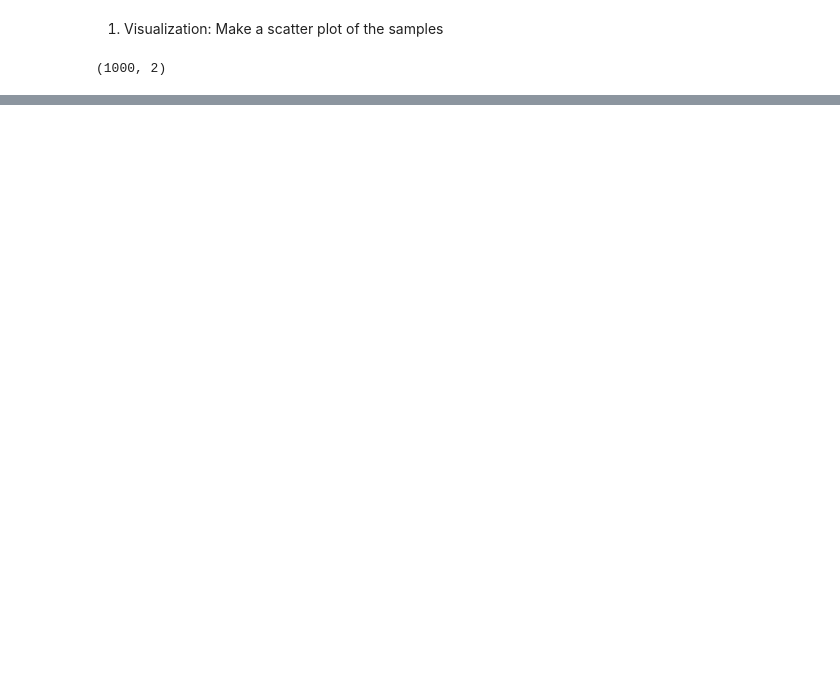
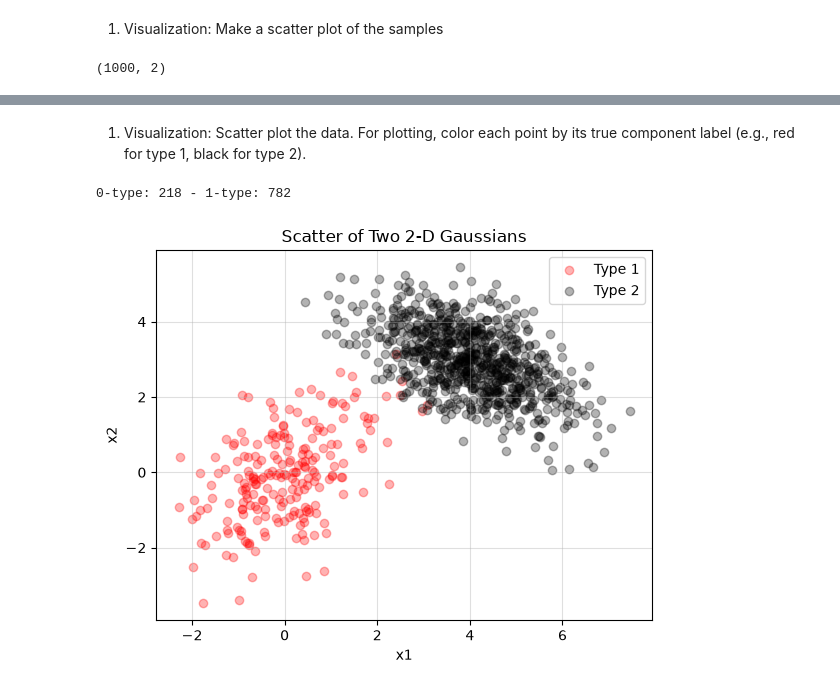
Before and after one commit to Dueling-W/SciML-GirardW-Fall26, a Jupyter notebook: Homework/Homework 4/HW4-Coding-GirardW.ipynb, the cells around one changed output, grey strips where cells are left out. Drawn from its saved outputs; the diff is of its cells as text; code cells hidden in the pictures; blank space fills up the shorter version.

```diff
--- a/Homework/Homework 4/HW4-Coding-GirardW.ipynb
+++ b/Homework/Homework 4/HW4-Coding-GirardW.ipynb
@@ -159,0 +207,39 @@ plt.show()
+# %% [markdown]
+1. Visualization: Scatter plot the data. For plotting, color each point by its true component label (e.g., red
+for type 1, black for type 2).
+# %%
+# reclare rng so this code can be run on its own
+
+rng = np.random.default_rng(42)
+
+# given values
+w = np.array([0.2, 0.8])
+mus = [np.array([0.0, 0.0]), np.array([4.0, 3.0])]
+Sigmas = [np.array([[1.0, 0.6], [0.6, 1.5]]),
+          np.array([[1.2, -0.5], [-0.5, 0.8]])]
+N = 1000
+
+
+z = rng.choice(len(w), size=N, p=w) # draw 0 or 1 1000 times at defined weights
+values, counts = np.unique(z, return_counts=True)
+print(f'0-type: {counts[0]} - 1-type: {counts[1]}') # should be close to 200/800
+# %% [output]
+0-type: 218 - 1-type: 782
+# %%
+# now actually draw the data
+
+X_1 = sample_2d_gaussian(mus[0], Sigmas[0], counts[0], rng)
+X_2 = sample_2d_gaussian(mus[1], Sigmas[1], counts[1], rng)
+
+X = [X_1, X_2]
+# %%
+plt.scatter(X[0][:, 0], X[0][:, 1], color = 'red', alpha=0.3, label='Type 1')
+plt.scatter(X[1][:, 0], X[1][:, 1], color = 'black', alpha=0.3, label='Type 2')
+plt.title("Scatter of Two 2-D Gaussians")
+plt.xlabel("x1")
+plt.ylabel("x2")
+plt.legend()
+plt.grid(alpha=0.4)
+plt.show()
+# %% [output]
+[figure, added]
```
Also changed, not shown: parts of 87 cells of this notebook.
